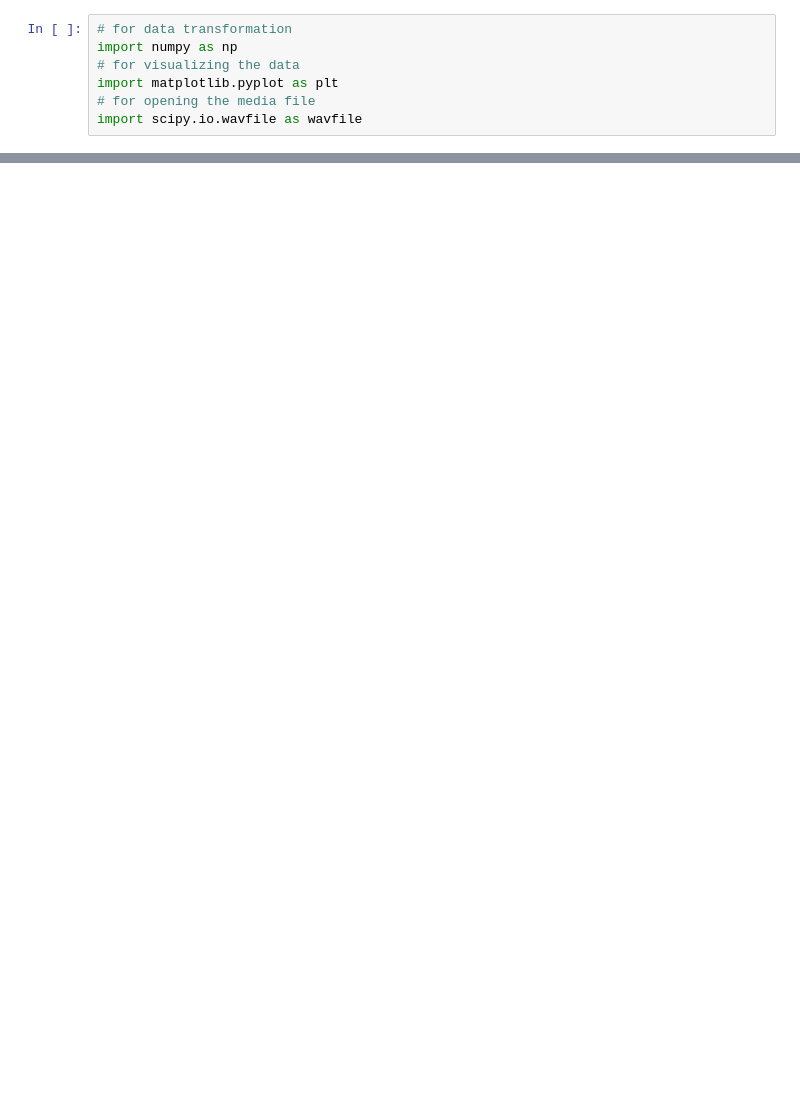
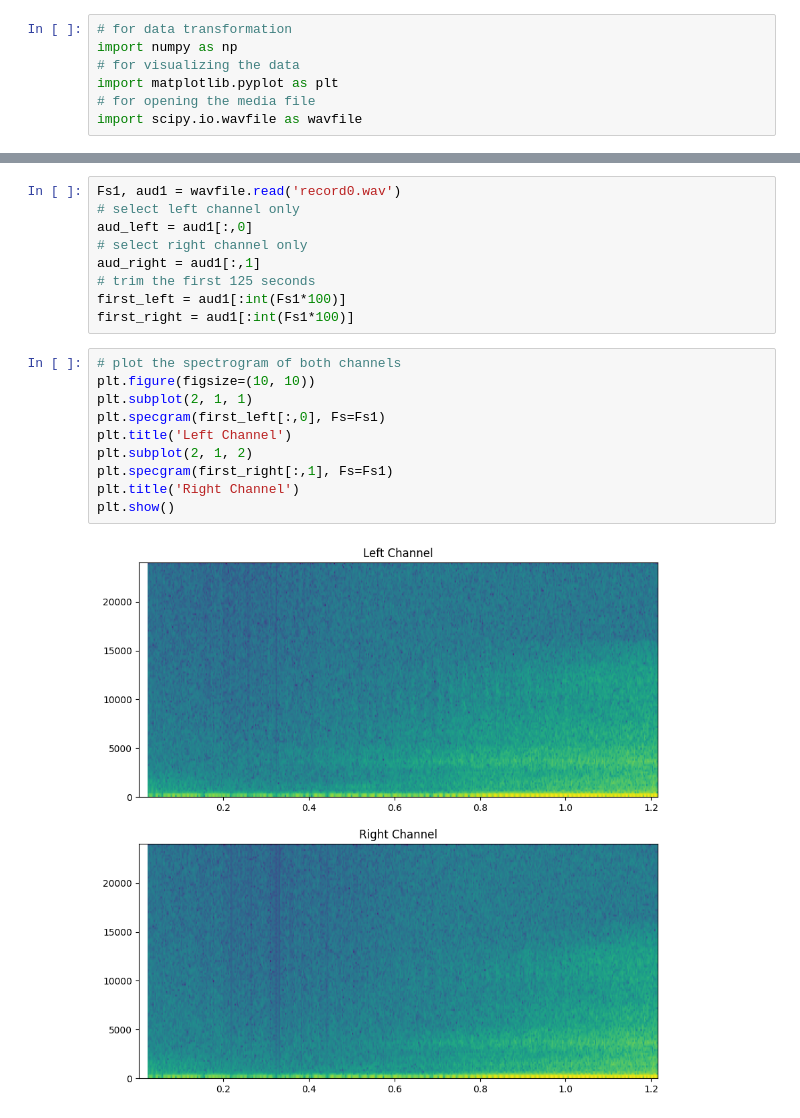
Before and after one commit to DoSomeWaffles/master_thesis, a Jupyter notebook: tools/sound-to-spectrogram/sound-to-spectogram.ipynb, the cells around one changed output, grey strips where cells are left out. Saved outputs shown, nothing was run; the diff lists cells and outputs as text; blank space fills up the shorter version.

Commit message:
dataset creation tool and first try for the model

```diff
--- a/tools/sound-to-spectrogram/sound-to-spectogram.ipynb
+++ b/tools/sound-to-spectrogram/sound-to-spectogram.ipynb
@@ -47,0 +8,21 @@ plt.show()
+# %%
+Fs1, aud1 = wavfile.read('record0.wav')
+# select left channel only
+aud_left = aud1[:,0]
+# select right channel only
+aud_right = aud1[:,1]
+# trim the first 125 seconds
+first_left = aud1[:int(Fs1*100)]
+first_right = aud1[:int(Fs1*100)]
+# %%
+# plot the spectrogram of both channels
+plt.figure(figsize=(10, 10))
+plt.subplot(2, 1, 1)
+plt.specgram(first_left[:,0], Fs=Fs1)
+plt.title('Left Channel')
+plt.subplot(2, 1, 2)
+plt.specgram(first_right[:,1], Fs=Fs1)
+plt.title('Right Channel')
+plt.show()
+# %% [output]
+[figure, added]
```
Also changed, not shown: parts of 2 cells of this notebook, 16 other files.
